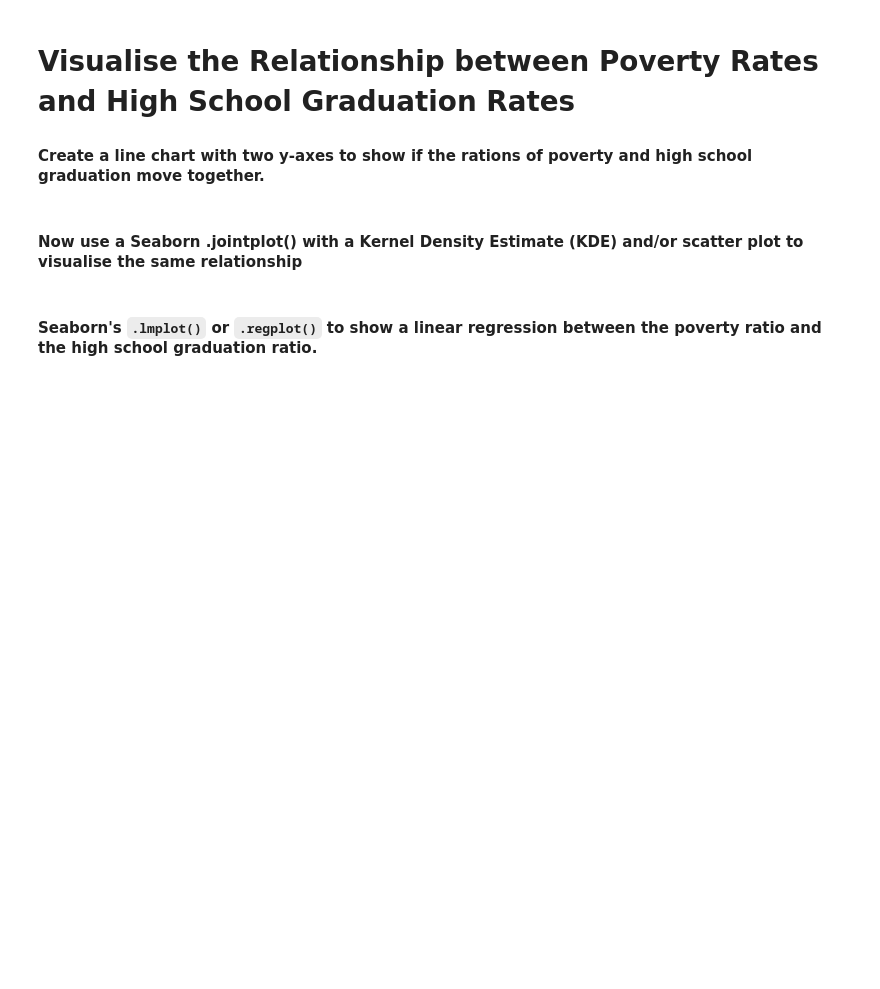
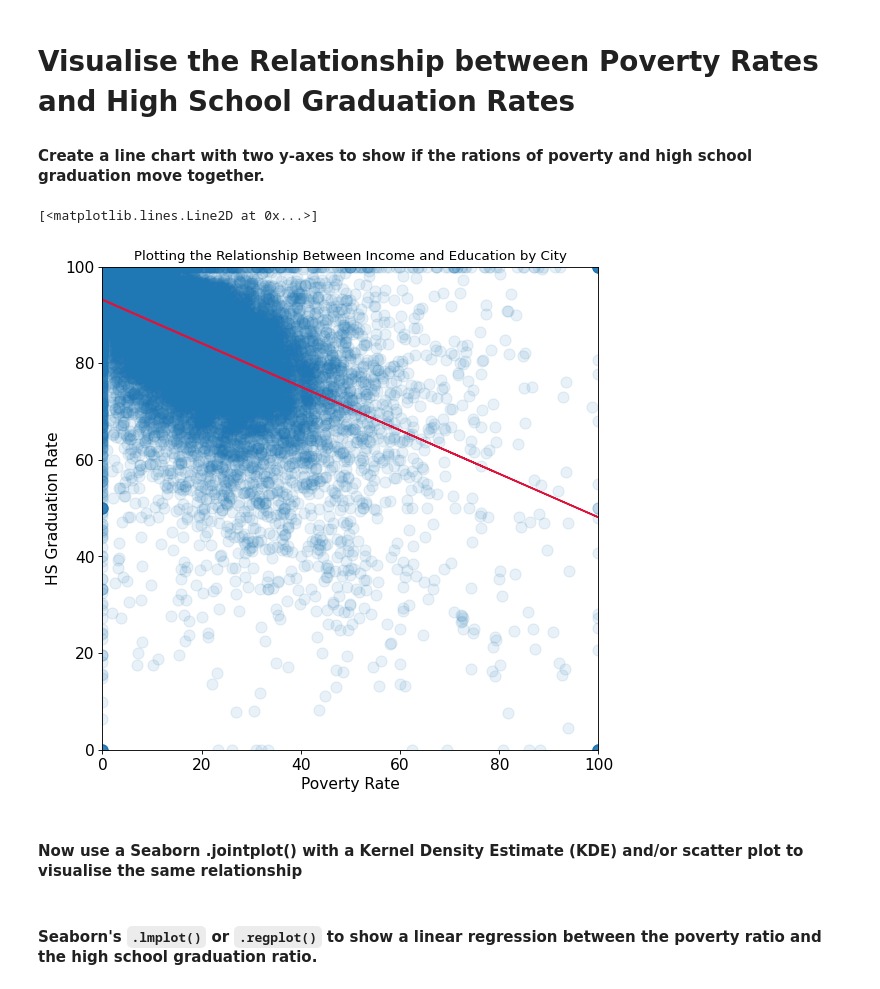
Before and after one commit to tomweinandy/100DaysOfCode, a Jupyter notebook: Projects/Day099/Fatal_Force.ipynb, the cells around one changed output. Saved outputs shown, nothing was run; the diff lists cells and outputs as text; code cells hidden in the pictures; blank space fills up the shorter version.

```diff
--- a/Projects/Day099/Fatal_Force.ipynb
+++ b/Projects/Day099/Fatal_Force.ipynb
@@ -286,6 +301,35 @@ Show the High School Graduation Rate in ascending order of US States. Which stat
 # Visualise the Relationship between Poverty Rates and High School Graduation Rates
 
 #### Create a line chart with two y-axes to show if the rations of poverty and high school graduation move together.
+# %%
+# Merge datasets
+df_poverty_hs = df_pct_poverty.merge(df_pct_completed_hs, how='inner', on=['City', 'Geographic Area'])
+df_poverty_hs = df_poverty_hs.dropna()
+
+# Plot relationship
+plt.figure(figsize=(8,8), dpi=80)
+plt.title('Plotting the Relationship Between Income and Education by City')
+
+plt.xlabel('Poverty Rate', fontsize=14)
+plt.ylabel('HS Graduation Rate', fontsize=14)
+plt.xticks(fontsize=14)
+plt.yticks(fontsize=14)
+
+ax = plt.gca()
+ax.set_xlim(0, 100)
+ax.set_ylim(0, 100)
+
+# Scatter plot!
+plt.scatter(x=df_poverty_hs['poverty_rate'], y=df_poverty_hs['percent_completed_hs'], alpha=0.1, s=100)
+
+# Add line of best fit
+reg = np.polyfit(df_poverty_hs['poverty_rate'], df_poverty_hs['percent_completed_hs'], 1)
+b1, b0 = reg[0], reg[1]
+pred_y = b0 + b1*df_poverty_hs['poverty_rate']
+plt.plot(df_poverty_hs['poverty_rate'], pred_y, c='crimson')
+# %% [output]
+[<matplotlib.lines.Line2D at 0x...>]
+[figure, added]
 # %% [markdown]
 #### Now use a Seaborn .jointplot() with a Kernel Density Estimate (KDE) and/or scatter plot to visualise the same relationship
 # %% [markdown]
```
Also changed, not shown: parts of 4 cells of this notebook.
